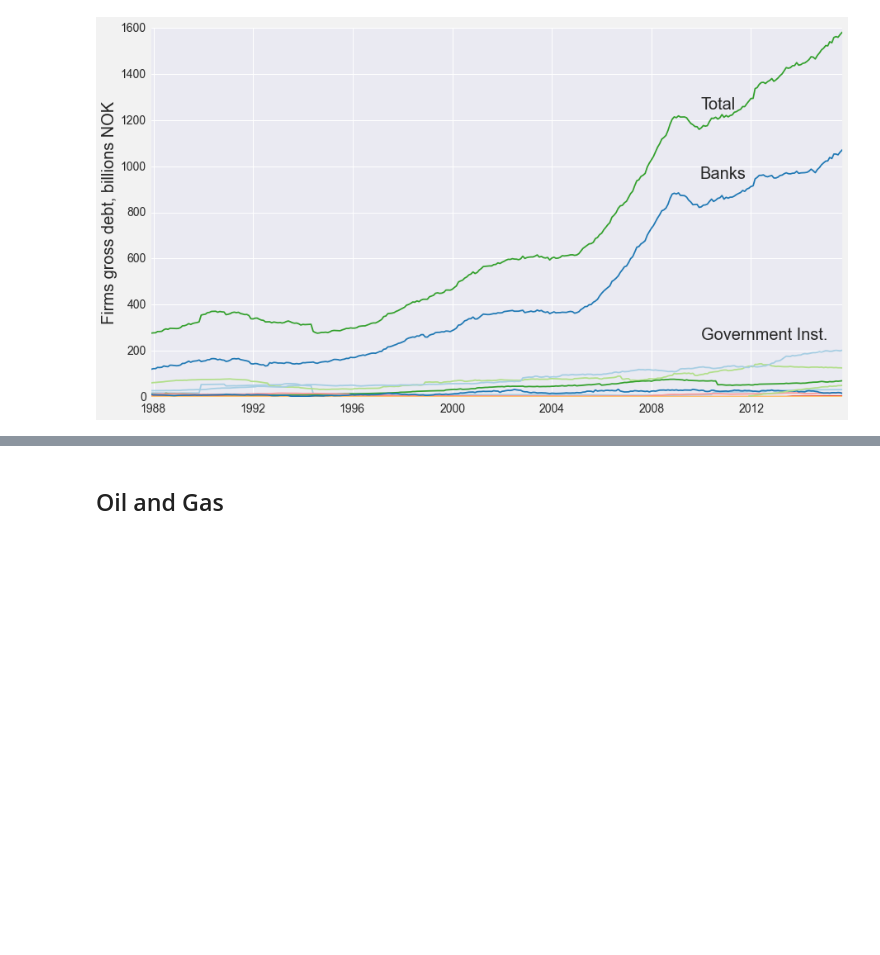
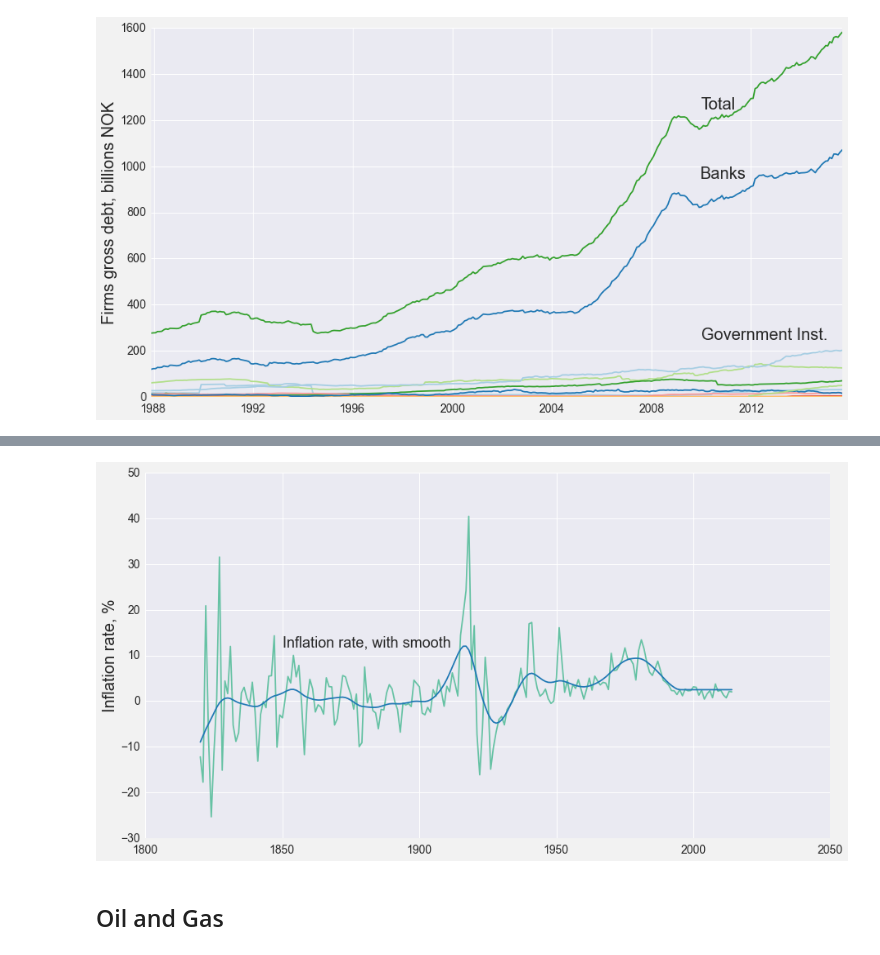
Before and after one commit to jmaurit/norwayeconomy, a Jupyter notebook: norwayeconomy.ipynb, the cells around one changed output, grey strips where cells are left out. Drawn from its saved outputs; the diff is of its cells as text; code cells hidden in the pictures; blank space fills up the shorter version.

```diff
--- a/norwayeconomy.ipynb
+++ b/norwayeconomy.ipynb
@@ -435,3 +490,15 @@ plt.show()
+# %%
+inflation_long = pd.melt(inflation, id_vars="Year")
+fig, ax = plt.subplots()
+for i in inflation_long.groupby("variable"):
+	ax.plot(i[1].Year, i[1].value, label=i[0])
+ax.text(1850, 12, "Inflation rate, with smooth")
+ax.set_ylabel("Inflation rate, %")
+# ax.legend()
+fig.savefig("figures/long_inflation_rate")
+plt.show()
+# %% [output]
+[figure, added]
 # %% [markdown]
 ## Oil and Gas
 # %% [markdown]
```
Also changed, not shown: parts of 16 cells of this notebook, 12 other files.
